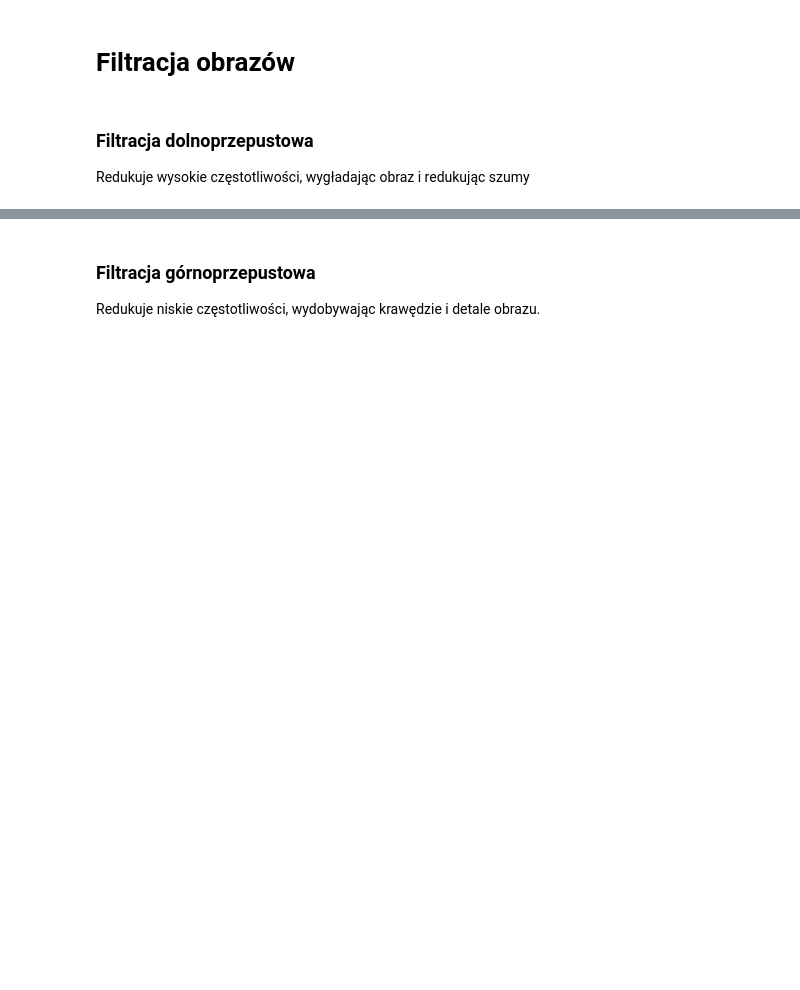
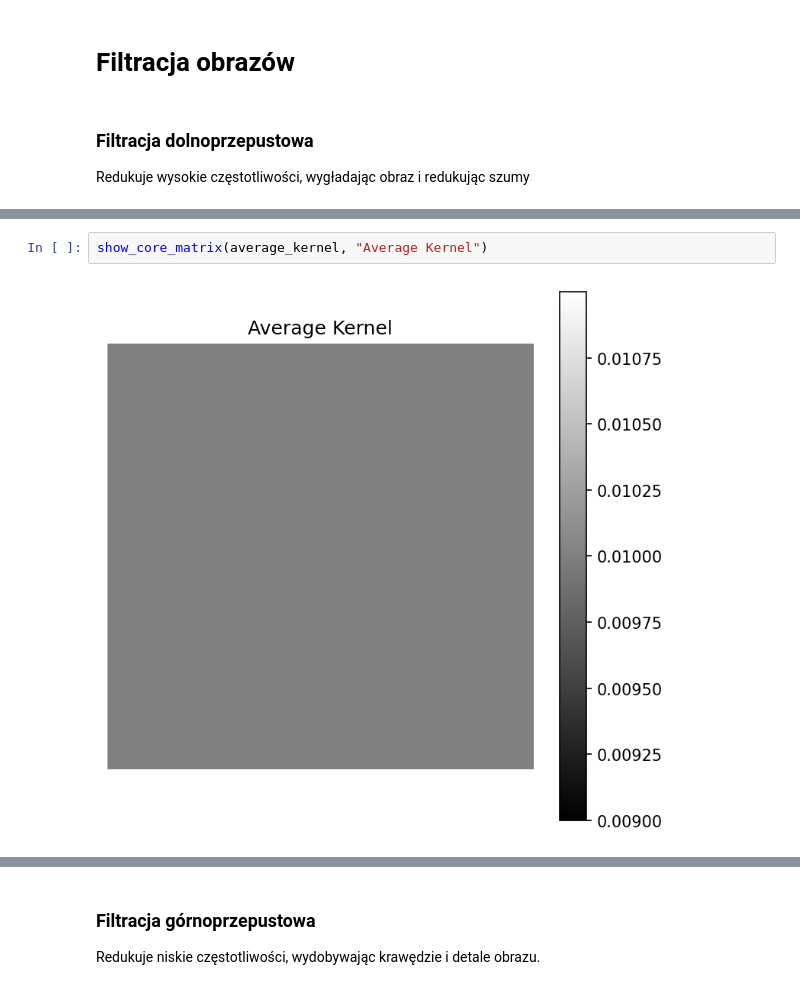
Before and after one commit to Pawlo77/Linear-Algerbra-in-IT, a Jupyter notebook: pro3/pro3.ipynb, the cells around one changed output, grey strips where cells are left out. Cells and saved outputs as stored; diff of their text form; blank space fills up the shorter version.

```diff
--- a/pro3/pro3.ipynb
+++ b/pro3/pro3.ipynb
@@ -84,2 +178,6 @@ apply_transformation(filtr_dolnoprzepustowy_srednia, imgs=noisy_images, kernel_s
+# %%
+show_core_matrix(average_kernel, "Average Kernel")
+# %% [output]
+[figure, added]
 # %%
 # uzywając gaussian filter
```
Also changed, not shown: parts of 13 cells of this notebook.
